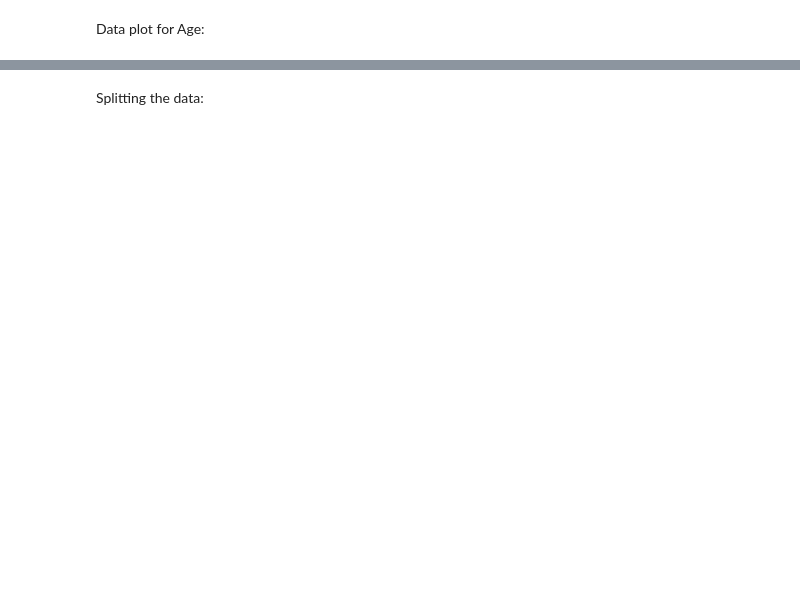
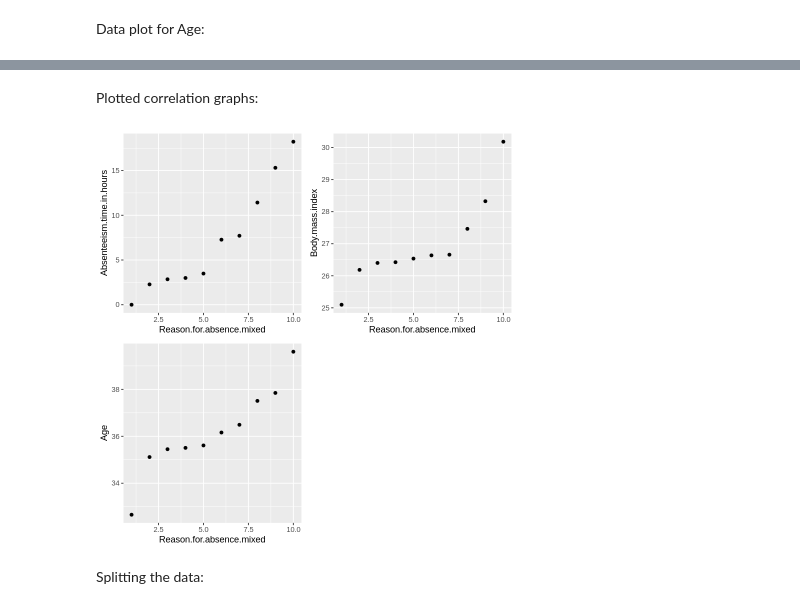
Before and after one commit to tim13246879/dsci-100-2022w1-group-87, a Jupyter notebook: Proposal.ipynb, the cells around one changed output, grey strips where cells are left out. Drawn from its saved outputs; the diff is of its cells as text; code cells hidden in the pictures; blank space fills up the shorter version.

```diff
--- a/Proposal.ipynb
+++ b/Proposal.ipynb
@@ -135,3 +134,10 @@ A tibble: 10 × 3
+# %% [markdown]
+Plotted correlation graphs:
+# %%
+plotted_grids <- plot_grid(data_plot_time, data_plot_BMI, data_plot_Age)
+plotted_grids
+# %% [output]
+[figure, added]
 # %% [markdown]
 Splitting the data:
 # %%
```
Also changed, not shown: parts of 7 cells of this notebook.
